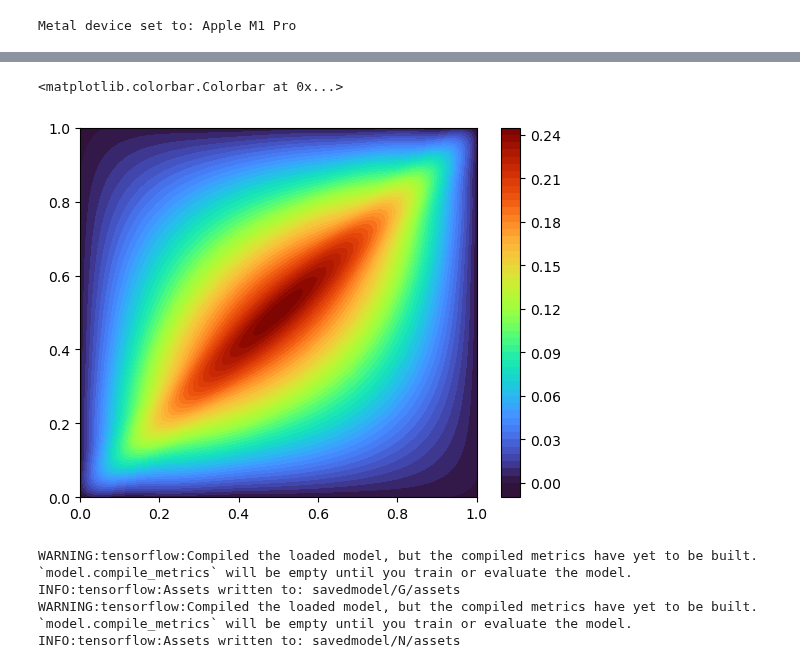
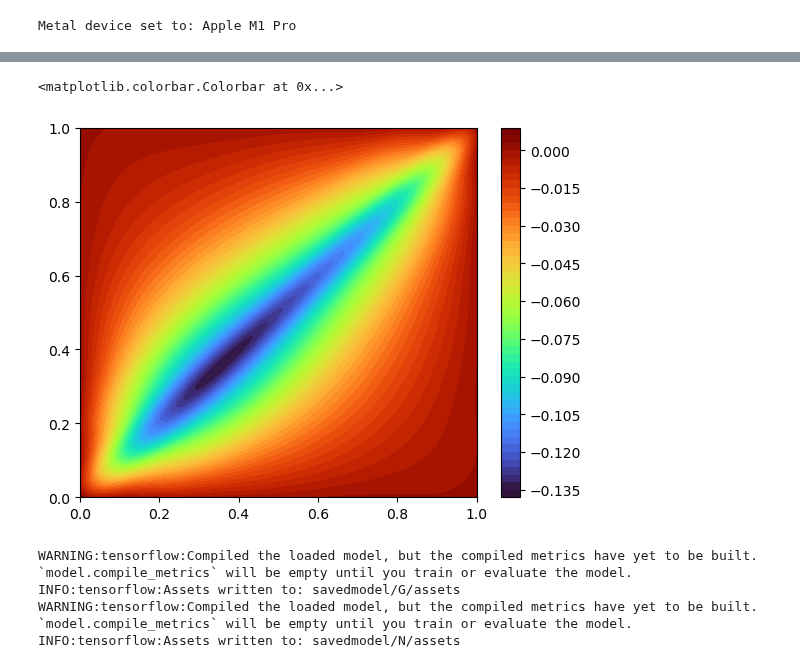
Before and after one commit to hsharsh/chebgreen, a Jupyter notebook: main/greenlearningtf2.ipynb, the cells around one changed output, grey strips where cells are left out. Drawn from its saved outputs; the diff is of its cells as text; code cells hidden in the pictures.

```diff
--- a/main/greenlearningtf2.ipynb
+++ b/main/greenlearningtf2.ipynb
@@ -9,7 +9,7 @@ import matplotlib.pyplot as plt
 env: TF_MLC_LOGGING=1
 env: TF_CPP_MIN_LOG_LEVEL=2
 # %%
-data = DataProcessor("greenlearning/data/examples/datasets/laplace.mat")
+data = DataProcessor("greenlearning/data/examples/datasets/airy_equation-5.mat")
 data.generateDataset(valRatio = 0.8, batch_size = 128)
 # %% [output]
 Metal device set to: Apple M1 Pro
@@ -41,11 +41,11 @@ x, y = np.meshgrid(xU, xF)
 G = model.evaluateG(x,y)
 # %%
 plt.figure()
-plt.contourf(x,y,G, 50, cmap = 'turbo', vmin = 0, vmax = np.max(G))
+plt.contourf(x,y,G, 50, cmap = 'turbo', vmin = np.min(G), vmax = np.max(G))
 plt.colorbar()
 # %% [output]
 <matplotlib.colorbar.Colorbar at 0x...>
-[figure, old version]
+[figure, new version]
 # %%
 model.saveModels()
 # %% [output]
```
Also changed, not shown: parts of 1 cell of this notebook, 15 other files.
